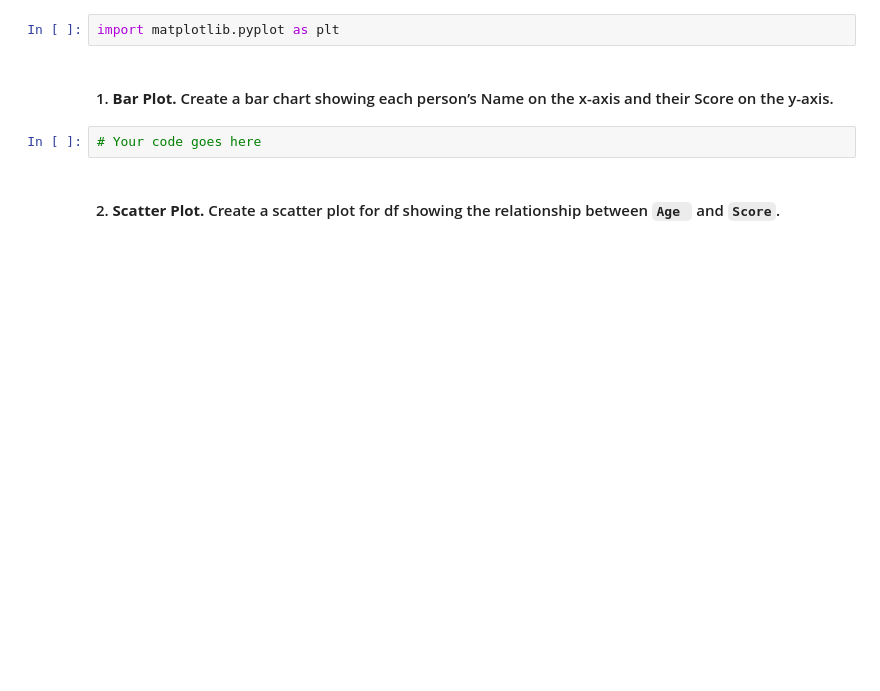
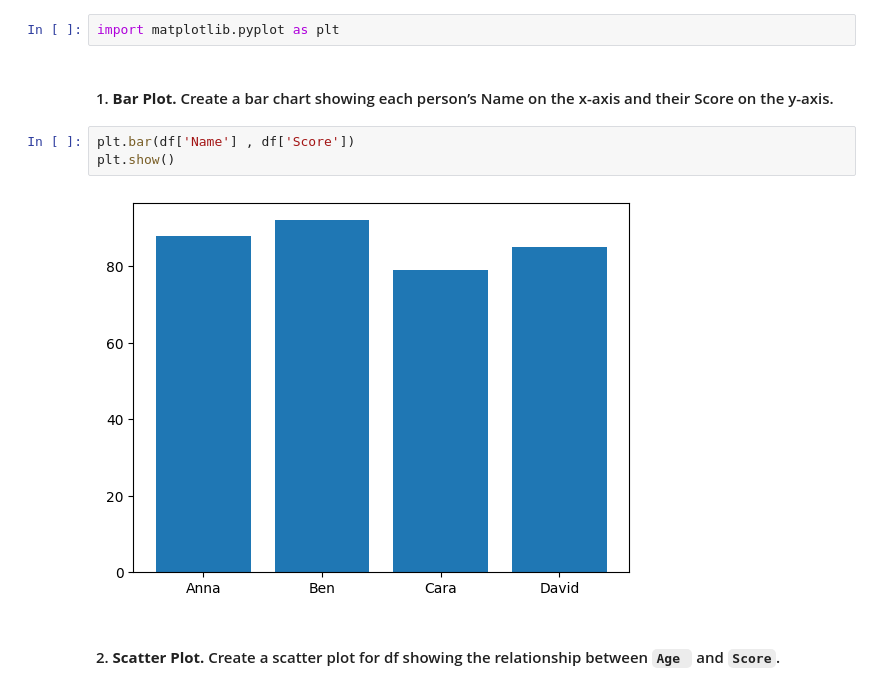
Before and after one commit to AlexandreMMueller/Python_Bootcamp, a Jupyter notebook: 02_exercises/Day-5.ipynb, the cells around one changed output. Drawn from its saved outputs; the diff is of its cells as text; blank space fills up the shorter version.

```diff
--- a/02_exercises/Day-5.ipynb
+++ b/02_exercises/Day-5.ipynb
@@ -61,7 +68,10 @@ import matplotlib.pyplot as plt
 # %% [markdown]
 #### 1. **Bar Plot.** Create a bar chart showing each person’s Name on the x-axis and their Score on the y-axis.
 # %%
-# Your code goes here
+plt.bar(df['Name'] , df['Score'])
+plt.show()
+# %% [output]
+[figure, added]
 # %% [markdown]
 #### 2. **Scatter Plot.** Create a scatter plot for df showing the relationship between `Age ` and `Score`.
 # %%
```
Also changed, not shown: parts of 4 cells of this notebook.
